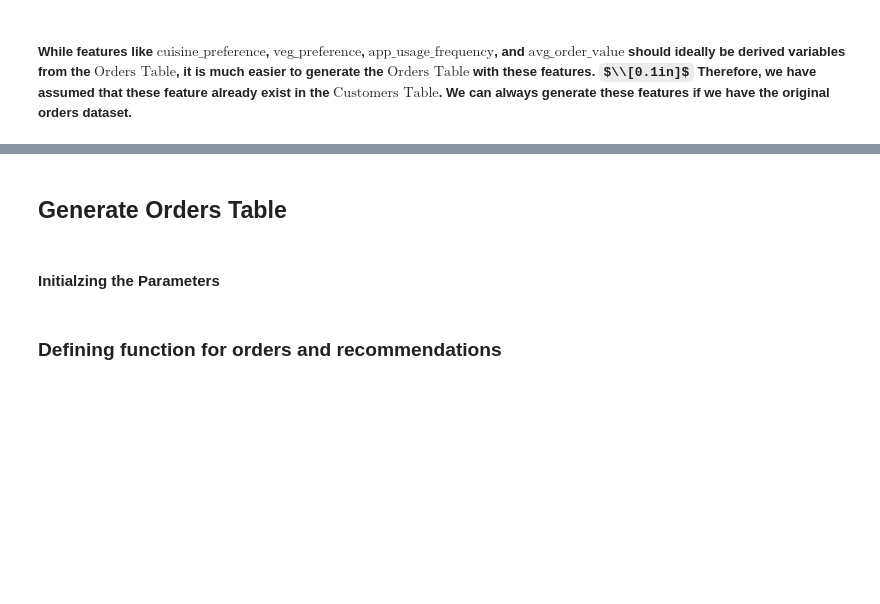
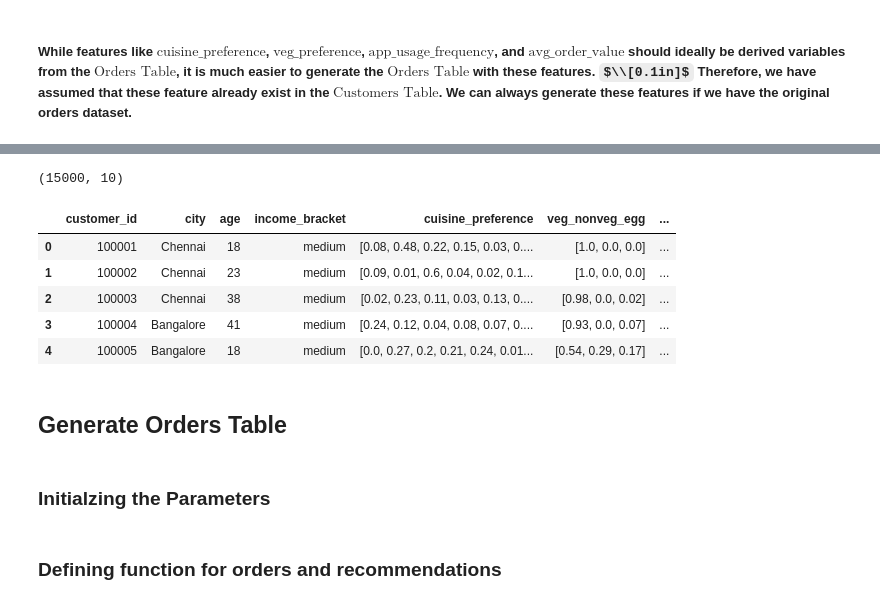
Before and after one commit to jagan010101/Zomato, a Jupyter notebook: Data Generation/Notebook/zomato_gen_tables.ipynb, the cells around one changed output, grey strips where cells are left out. Cells and saved outputs as stored; diff of their text form; code cells hidden in the pictures; some formulas as TeX source; blank space fills up the shorter version.

```diff
--- a/Data Generation/Notebook/zomato_gen_tables.ipynb
+++ b/Data Generation/Notebook/zomato_gen_tables.ipynb
@@ -307,0 +337,14 @@ customers_df.head()
+# %%
+def round_and_fix_probs(prob_list, decimals = 2):
+
+    probs = np.array(prob_list)
+    rounded = np.round(probs, decimals)
+    diff = 1.0 - rounded.sum()
+
+    # Add correction to largest element
+    idx = np.argmax(rounded)
+    rounded[idx] += diff
+
+    rounded = np.clip(rounded, 0, 1)
+
+    return rounded.tolist()
@@ -308,9 +354,20 @@ customers_df.head()
+# %%
+print(customers_df.shape)
+customers_df.head()
+# %% [output]
+(15000, 10)
+|  | customer_id | city | age | income_bracket | cuisine_preference | veg_nonveg_egg | ... |
+| 0 | 100001 | Chennai | 18 | medium | [0.08, 0.48, 0.22, 0.15, 0.03, 0.... | [1.0, 0.0, 0.0] | ... |
+| 1 | 100002 | Chennai | 23 | medium | [0.09, 0.01, 0.6, 0.04, 0.02, 0.1... | [1.0, 0.0, 0.0] | ... |
+| 2 | 100003 | Chennai | 38 | medium | [0.02, 0.23, 0.11, 0.03, 0.13, 0.... | [0.98, 0.0, 0.02] | ... |
+| 3 | 100004 | Bangalore | 41 | medium | [0.24, 0.12, 0.04, 0.08, 0.07, 0.... | [0.93, 0.0, 0.07] | ... |
+| 4 | 100005 | Bangalore | 18 | medium | [0.0, 0.27, 0.2, 0.21, 0.24, 0.01... | [0.54, 0.29, 0.17] | ... |
 # %%
 customers_df.to_csv(BASE_DIR + "/Data Generation/Data/zomato_customers.csv", index = False)
 # %% [markdown]
 ## Generate Orders Table
 # %% [markdown]
-#### Initialzing the Parameters
+### Initialzing the Parameters
 # %%
 P_MAIN = 0.85
 
```
Also changed, not shown: parts of 13 cells of this notebook, 3 other files.
